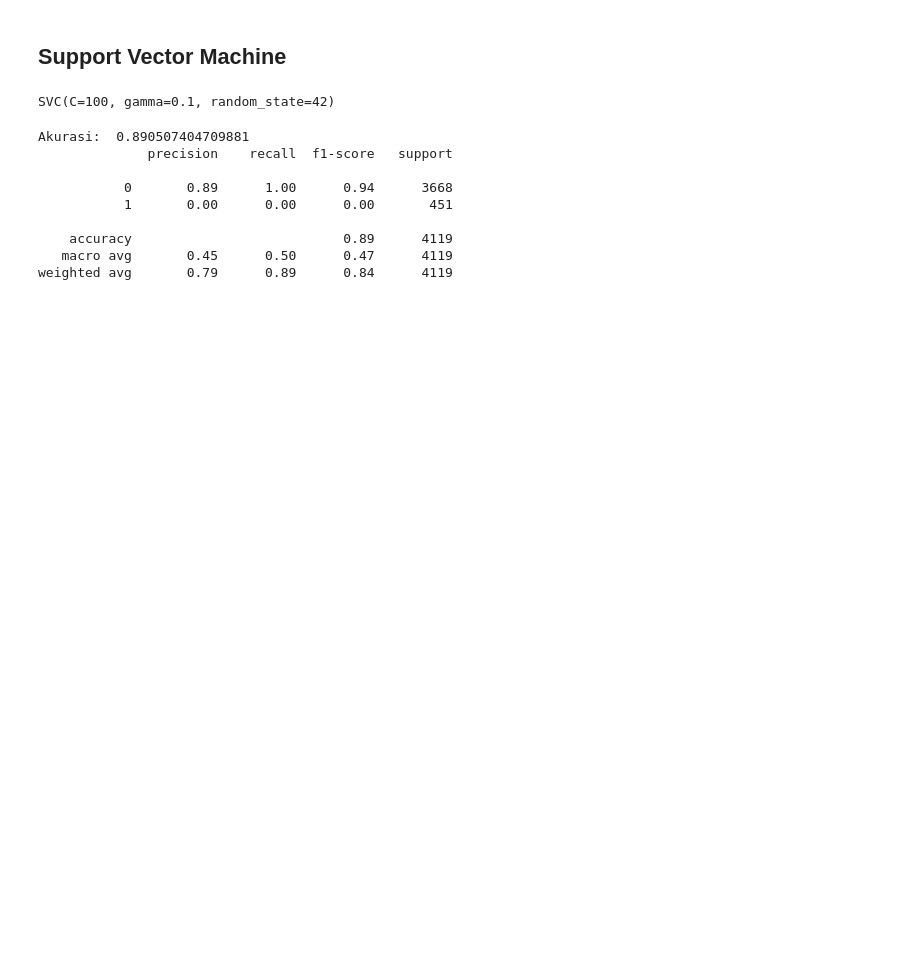
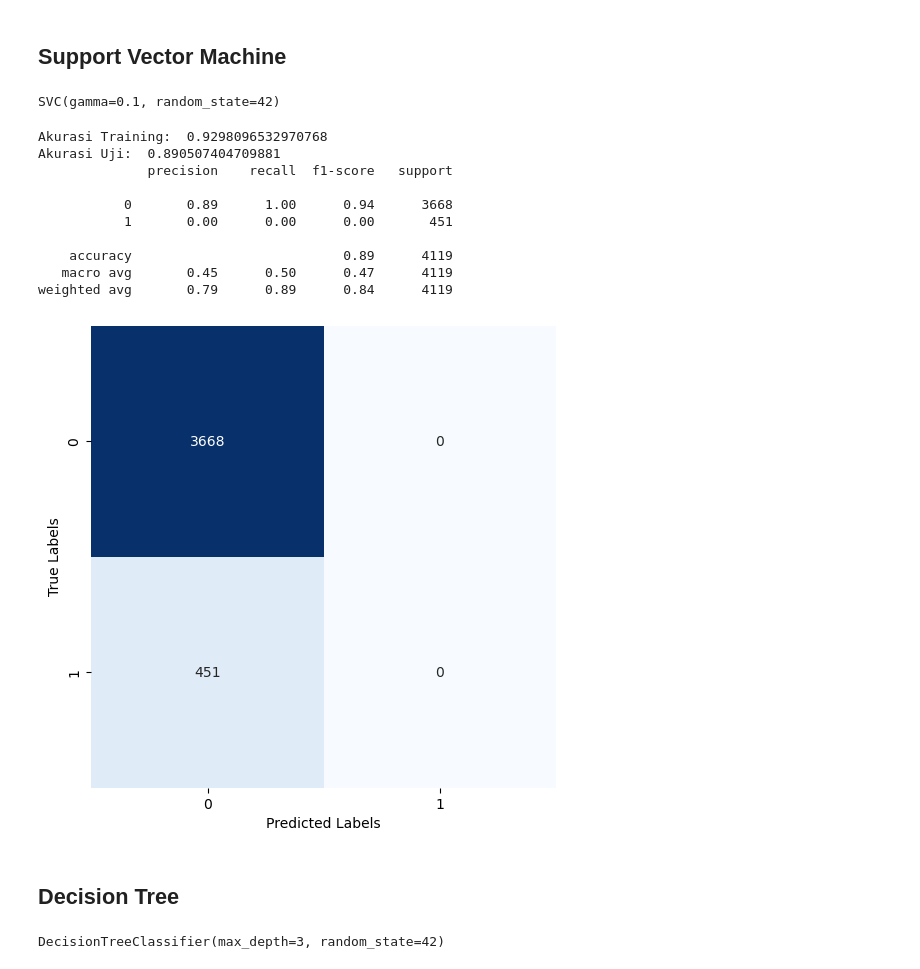
Before and after one commit to mastirt/H8_5_Batch, a Jupyter notebook: Assignment Python/PYTN_Assgn_3_5_Mahesa Tirta Panjalu.ipynb, the cells around one changed output. Drawn from its saved outputs; the diff is of its cells as text; code cells hidden in the pictures; blank space fills up the shorter version.

```diff
--- a/Assignment Python/PYTN_Assgn_3_5_Mahesa Tirta Panjalu.ipynb
+++ b/Assignment Python/PYTN_Assgn_3_5_Mahesa Tirta Panjalu.ipynb
@@ -840,8 +1258,9 @@ weighted avg       1.00      1.00      1.00      4119
 # %% [markdown]
 ## Support Vector Machine
 # %%
-model_svm = SVC(kernel='rbf', C=100, random_state=42, gamma=0.1)
+# Membuat model dan mentraining model machine learning
+model_svm = SVC(kernel='rbf', C=1.0, random_state=42, gamma=0.1)
 model_svm.fit(X_train, y)
 # %% [output]
-SVC(C=100, gamma=0.1, random_state=42)
+SVC(gamma=0.1, random_state=42)
 # %%
@@ -848,9 +1269,12 @@ SVC(C=100, gamma=0.1, random_state=42)
 y_svm_pred = model_svm.predict(X_test)
 # %%
-print("Akurasi: ", accuracy_score(y_test, y_svm_pred))
+# Melihat hasil akurasi prediksi
+print("Akurasi Training: ", accuracy_score(y, y_svm))
+print("Akurasi Uji: ", accuracy_score(y_test, y_svm_pred))
 print(classification_report(y_test, y_svm_pred))
 # %% [output]
-Akurasi:  0.890507404709881
+Akurasi Training:  0.9298096532970768
+Akurasi Uji:  0.890507404709881
               precision    recall  f1-score   support
 
            0       0.89      1.00      0.94      3668
@@ -859,3 +1283,21 @@ Akurasi:  0.890507404709881
     accuracy                           0.89      4119
    macro avg       0.45      0.50      0.47      4119
 weighted avg       0.79      0.89      0.84      4119
+# %%
+# Buat matriks konfusi dari hasil prediksi testing model machine learning
+cm = confusion_matrix(y_test, y_svm_pred)
+plt.figure(figsize=(6, 6))
+sns.heatmap(cm, annot=True, fmt='d', cmap='Blues', cbar=False)
+plt.xlabel('Predicted Labels')
+plt.ylabel('True Labels')
+plt.show()
+# %% [output]
+[figure, added]
+# %% [markdown]
+## Decision Tree
+# %%
+# Membuat model dan mentraining model machine learning
+model_tree = DecisionTreeClassifier(criterion='gini', max_depth=3, random_state=42)
+model_tree.fit(X, y)
+# %% [output]
+DecisionTreeClassifier(max_depth=3, random_state=42)
```
Also changed, not shown: parts of 112 cells of this notebook.
